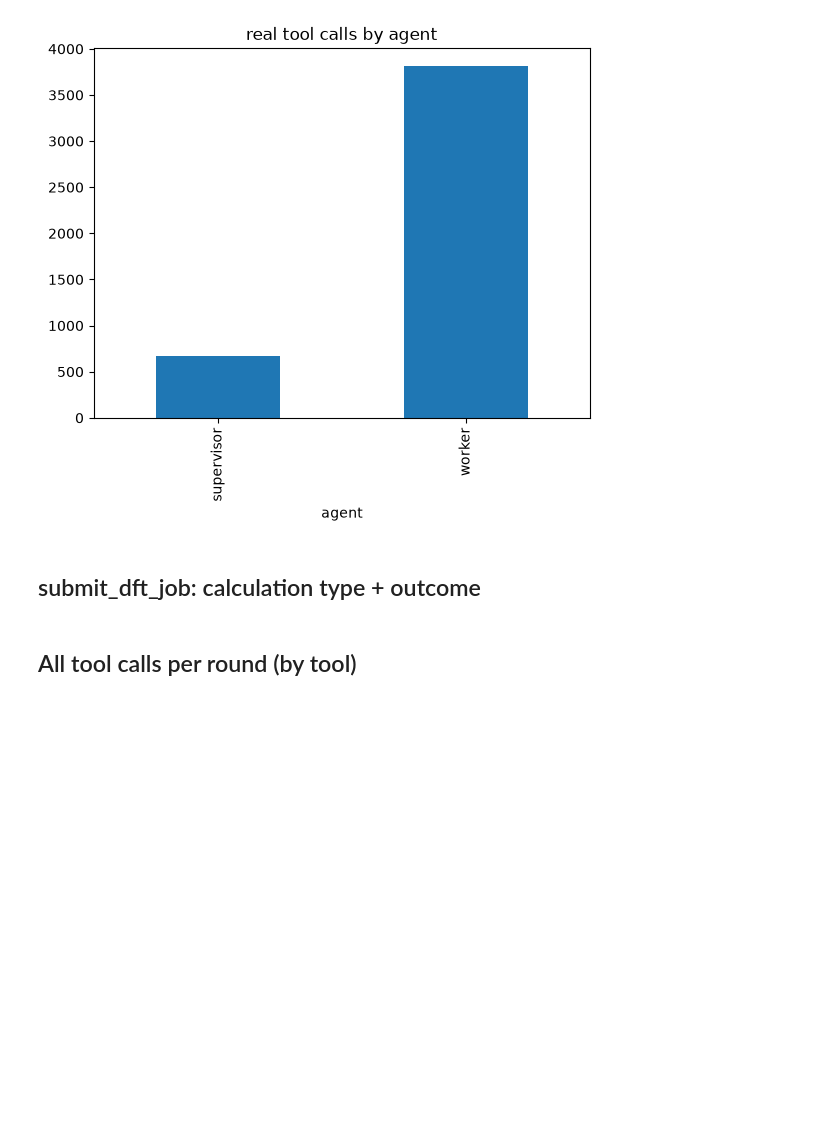
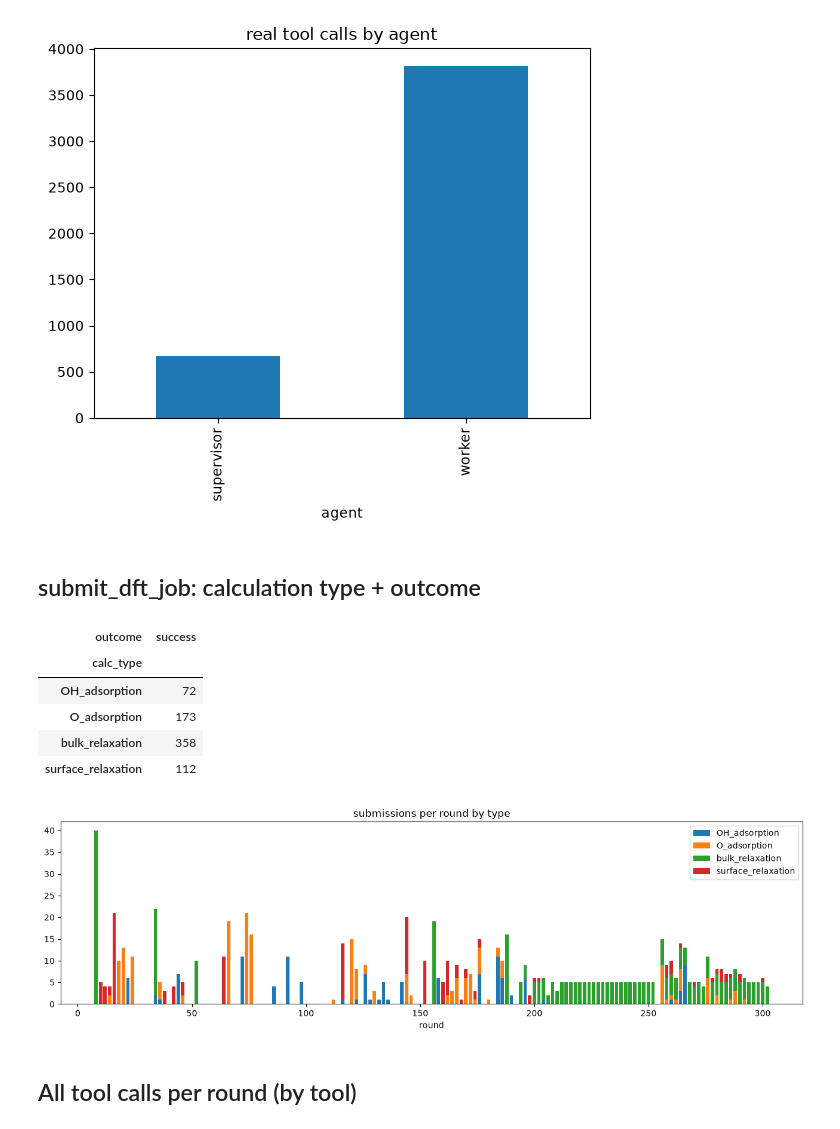
Before and after one commit to BattModels/material_agent, a Jupyter notebook: src/workflow_audit/tool_calls.ipynb, the cells around one changed output. Saved outputs shown, nothing was run; the diff lists cells and outputs as text; code cells hidden in the pictures; blank space fills up the shorter version.

Commit message:
audit notebook update, with acutal plots of tool DFT submitions

```diff
--- a/src/workflow_audit/tool_calls.ipynb
+++ b/src/workflow_audit/tool_calls.ipynb
@@ -66,17 +66,26 @@ real.groupby("agent").size().plot.bar(title="real tool calls by agent"); plt.sho
 # %%
 sub = real[real.tool == "submit_dft_job"]
 display(sub.groupby(["calc_type", "outcome"]).size().unstack(fill_value=0))
 df_sub = sub.groupby(["round", "calc_type"]).size().unstack(fill_value=0)
 fig, ax = plt.subplots(figsize=(13, 4))
 bottom = pd.Series(0, index=df_sub.index)
 for col in df_sub.columns:
     ax.bar(df_sub.index, df_sub[col], bottom=bottom, label=col, width=1.5)
     bottom = bottom + df_sub[col]
 ax.set_title("submissions per round by type")
 ax.set_xlabel("round")
 ax.legend()
 plt.tight_layout()
+plt.ylim([0, 42])
 plt.show()
+# %% [output]
+| outcome | success |
+| calc_type |  |
+| OH_adsorption | 72 |
+| O_adsorption | 173 |
+| bulk_relaxation | 358 |
+| surface_relaxation | 112 |
+[figure, added]
 # %% [markdown]
 ## All tool calls per round (by tool)
 # %%
```
Also changed, not shown: parts of 1 cell of this notebook.
